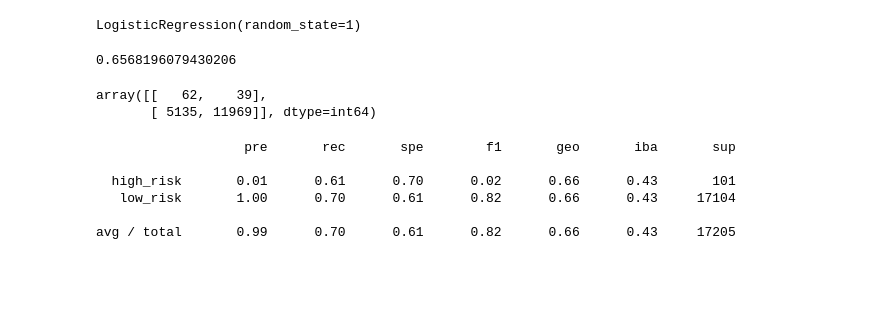
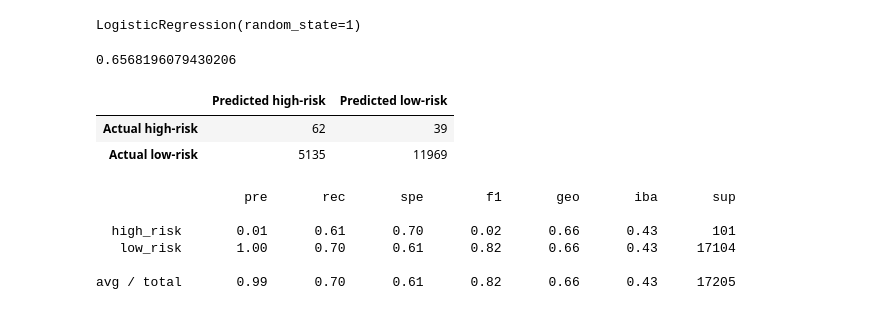
Before and after one commit to ChristineKitchens/Credit_Risk_Analysis, a Jupyter notebook: credit_risk_resampling.ipynb, the cells around one changed output. Cells and saved outputs as stored; diff of their text form; code cells hidden in the pictures; blank space fills up the shorter version.

```diff
--- a/credit_risk_resampling.ipynb
+++ b/credit_risk_resampling.ipynb
@@ -207,11 +238,20 @@ balanced_accuracy_score(y_test, y_pred)
 # %% [output]
 0.6568196079430206
-# %%
-# Display the confusion matrix
-confusion_matrix(y_test, y_pred)
-# %% [output]
-array([[   62,    39],
-       [ 5135, 11969]], dtype=int64)
+# %%
+# Display the confusion matrix
+
+# Calculating the confusion matrix.
+cm = confusion_matrix(y_test, y_pred)
+
+# Create a DataFrame from the confusion matrix.
+cm_df = pd.DataFrame(
+    cm, index=["Actual high-risk", "Actual low-risk"], columns=["Predicted high-risk", "Predicted low-risk"])
+
+cm_df
+# %% [output]
+|  | Predicted high-risk | Predicted low-risk |
+| Actual high-risk | 62 | 39 |
+| Actual low-risk | 5135 | 11969 |
 # %%
 # Print the imbalanced classification report
 print(classification_report_imbalanced(y_test, y_pred))
```
Also changed, not shown: parts of 16 cells of this notebook, 4 other files.
